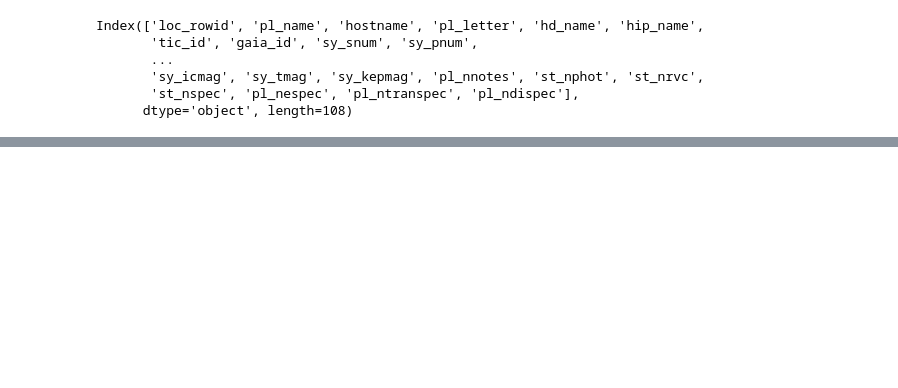
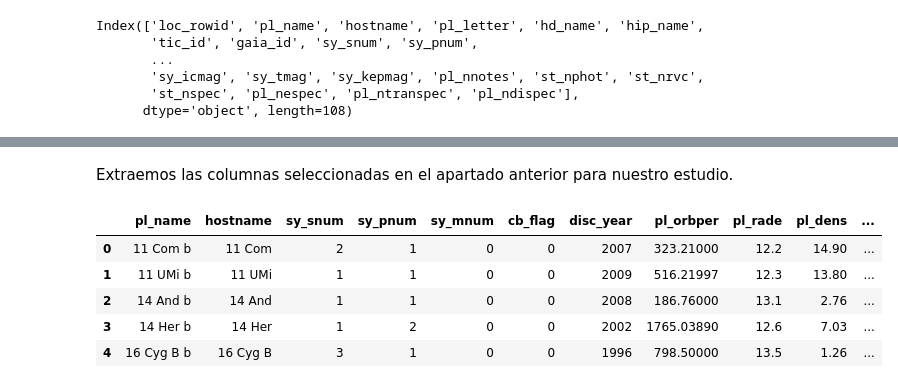
Before and after one commit to dietorices/Exoplanetas, a Jupyter notebook: Analisis_Descripcion_Data.ipynb, the cells around one changed output, grey strips where cells are left out. Cells and saved outputs as stored; diff of their text form; code cells hidden in the pictures; blank space fills up the shorter version.

```diff
--- a/Analisis_Descripcion_Data.ipynb
+++ b/Analisis_Descripcion_Data.ipynb
@@ -41,0 +35,23 @@ memory usage: 4.8+ MB
+# %% [markdown]
+Extraemos las columnas seleccionadas en el apartado anterior para nuestro estudio.
+# %%
+select_columns=["pl_name",
+                "hostname",
+                "sy_snum",
+                "sy_pnum",
+                "sy_mnum",
+                "cb_flag",
+                "disc_year",
+                "pl_orbper",
+                "pl_rade",
+                "pl_dens",
+                "st_age"]
+data_final=data_ex[select_columns]
+data_final.head()
+# %% [output]
+|  | pl_name | hostname | sy_snum | sy_pnum | sy_mnum | cb_flag | disc_year | pl_orbper | pl_rade | pl_dens | ... |
+| 0 | 11 Com b | 11 Com | 2 | 1 | 0 | 0 | 2007 | 323.21000 | 12.2 | 14.90 | ... |
+| 1 | 11 UMi b | 11 UMi | 1 | 1 | 0 | 0 | 2009 | 516.21997 | 12.3 | 13.80 | ... |
+| 2 | 14 And b | 14 And | 1 | 1 | 0 | 0 | 2008 | 186.76000 | 13.1 | 2.76 | ... |
+| 3 | 14 Her b | 14 Her | 1 | 2 | 0 | 0 | 2002 | 1765.03890 | 12.6 | 7.03 | ... |
+| 4 | 16 Cyg B b | 16 Cyg B | 3 | 1 | 0 | 0 | 1996 | 798.50000 | 13.5 | 1.26 | ... |
```
Also changed, not shown: parts of 14 cells of this notebook, 2 other files.
